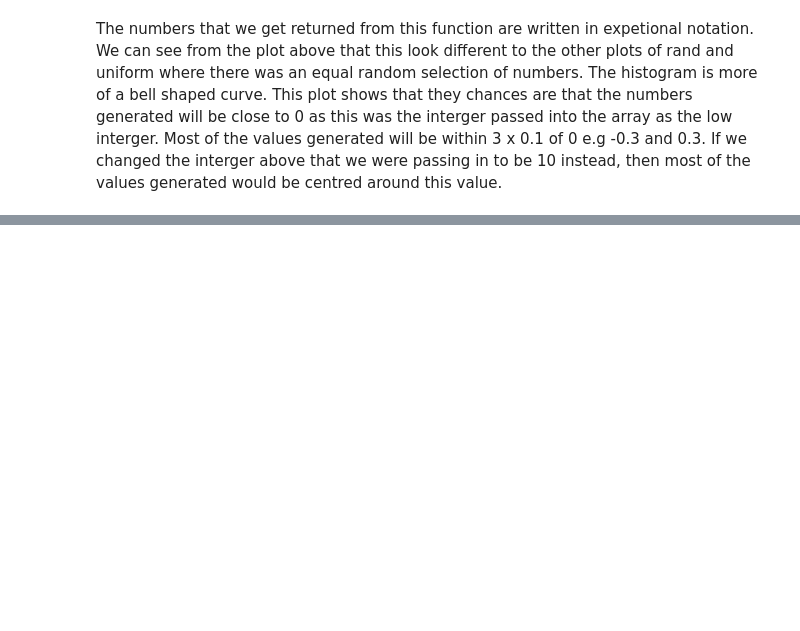
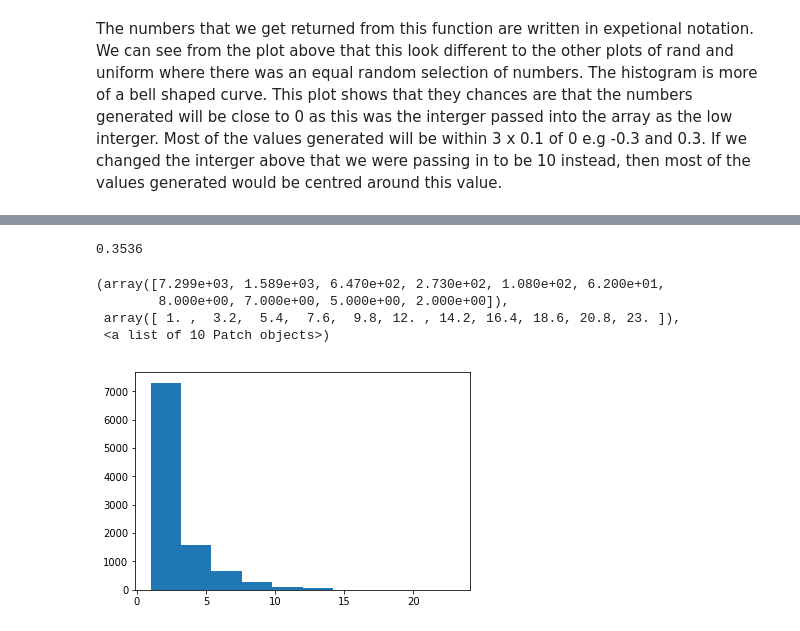
Before and after one commit to lindamonaghan/numpy-random, a Jupyter notebook: numpy-random.ipynb, the cells around one changed output, grey strips where cells are left out. Cells and saved outputs as stored; diff of their text form; code cells hidden in the pictures; blank space fills up the shorter version.

```diff
--- a/numpy-random.ipynb
+++ b/numpy-random.ipynb
@@ -378,3 +398,16 @@ This plot shows that they chances are that the numbers generated will be close t
+# %%
+z = np.random.geometric(0.35, 10000)
+(z == 1).sum() / 10000 #How many trials succeeded after a single run?
+# %% [output]
+0.3536
+# %%
+plt.hist(z)
+# %% [output]
+(array([7.299e+03, 1.589e+03, 6.470e+02, 2.730e+02, 1.080e+02, 6.200e+01,
+        8.000e+00, 7.000e+00, 5.000e+00, 2.000e+00]),
+ array([ 1. ,  3.2,  5.4,  7.6,  9.8, 12. , 14.2, 16.4, 18.6, 20.8, 23. ]),
+ <a list of 10 Patch objects>)
+[figure, added]
 # %% [markdown]
 ### Explain the use of seeds in generating pseudorandom numbers.
 
```
Also changed, not shown: parts of 17 cells of this notebook.
